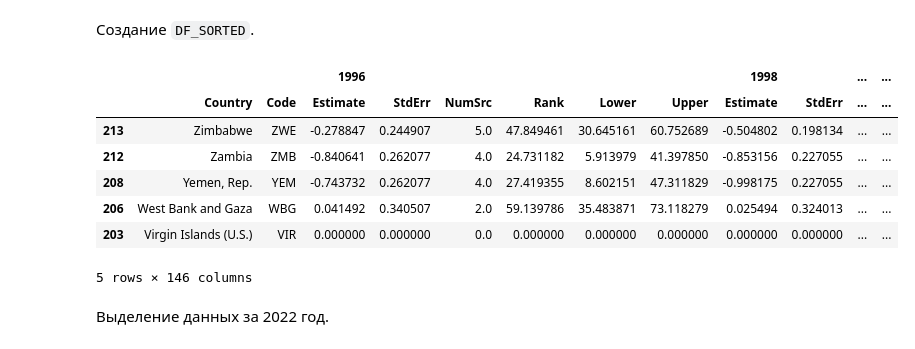
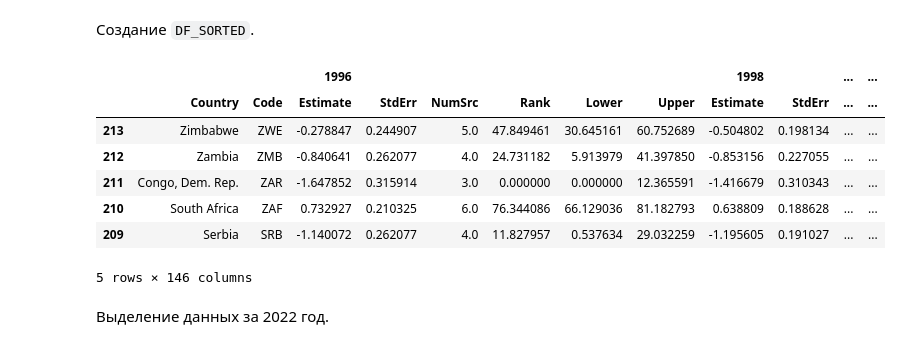
Before and after one commit to IvanKaruzin/hw2-IvanKaruzin, a Jupyter notebook: hw2.ipynb, the cells around one changed output. Saved outputs shown, nothing was run; the diff lists cells and outputs as text; code cells hidden in the pictures.

```diff
--- a/hw2.ipynb
+++ b/hw2.ipynb
@@ -107,16 +107,16 @@ DF_WGI.head()
 Создание `DF_SORTED`.
 # %%
 # сортировка по индексу WGI за 2022 год, заполнение пустых мест нулями
-DF_SORTED = DF_WGI.fillna(0).sort_values(('', 'Country'), ascending = 0).copy()
+DF_SORTED = DF_WGI.fillna(0).sort_index(ascending = 0).copy()
 DF_SORTED.head()
 # %% [output]
 |  |  |  | 1996 |  |  |  |  |  | 1998 |  | ... | ... |
 |  | Country | Code | Estimate | StdErr | NumSrc | Rank | Lower | Upper | Estimate | StdErr | ... | ... |
 | 213 | Zimbabwe | ZWE | -0.278847 | 0.244907 | 5.0 | 47.849461 | 30.645161 | 60.752689 | -0.504802 | 0.198134 | ... | ... |
 | 212 | Zambia | ZMB | -0.840641 | 0.262077 | 4.0 | 24.731182 | 5.913979 | 41.397850 | -0.853156 | 0.227055 | ... | ... |
-| 208 | Yemen, Rep. | YEM | -0.743732 | 0.262077 | 4.0 | 27.419355 | 8.602151 | 47.311829 | -0.998175 | 0.227055 | ... | ... |
-| 206 | West Bank and Gaza | WBG | 0.041492 | 0.340507 | 2.0 | 59.139786 | 35.483871 | 73.118279 | 0.025494 | 0.324013 | ... | ... |
-| 203 | Virgin Islands (U.S.) | VIR | 0.000000 | 0.000000 | 0.0 | 0.000000 | 0.000000 | 0.000000 | 0.000000 | 0.000000 | ... | ... |
+| 211 | Congo, Dem. Rep. | ZAR | -1.647852 | 0.315914 | 3.0 | 0.000000 | 0.000000 | 12.365591 | -1.416679 | 0.310343 | ... | ... |
+| 210 | South Africa | ZAF | 0.732927 | 0.210325 | 6.0 | 76.344086 | 66.129036 | 81.182793 | 0.638809 | 0.188628 | ... | ... |
+| 209 | Serbia | SRB | -1.140072 | 0.262077 | 4.0 | 11.827957 | 0.537634 | 29.032259 | -1.195605 | 0.191027 | ... | ... |
 5 rows × 146 columns
 # %% [markdown]
 Выделение данных за 2022 год.
```
Also changed, not shown: parts of 21 cells of this notebook.
